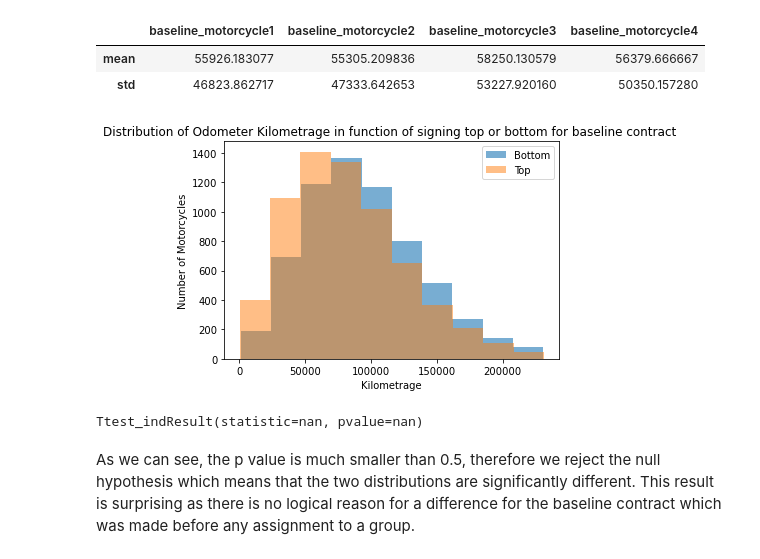
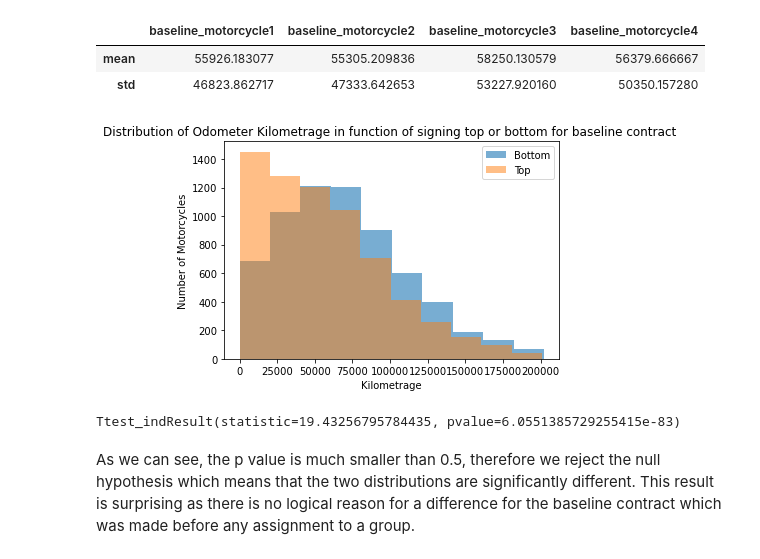
Before and after one commit to npont/ADA_HW, a Jupyter notebook: hw1 (2).ipynb, the cells around one changed output. Cells and saved outputs as stored; diff of their text form; code cells hidden in the pictures.

```diff
--- a/hw1 (2).ipynb
+++ b/hw1 (2).ipynb
@@ -178,4 +175,0 @@ data.shape[0]
-# %%
-#2.
-data=data.dropna(axis=0, how='any', subset=['baseline_motorcycle1', 'update_motorcycle1'])
-# the result shows the same number of rows, meaning it didn't find columns with NaN values
@@ -452,22 +499,24 @@ data[data.condition=='Sign Top'][['baseline_motorcycle1',
 # %%
 bottom_=data[data.condition=='Sign Bottom'][['baseline_motorcycle1',
      'baseline_motorcycle2', 'baseline_motorcycle3', 'baseline_motorcycle4']].mean(axis=1)
+
 top_=data[data.condition=='Sign Top'][['baseline_motorcycle1',
      'baseline_motorcycle2', 'baseline_motorcycle3', 'baseline_motorcycle4']].mean(axis=1)
-plt.hist(bottom, alpha=0.6, label='Bottom')
-plt.hist(top, alpha = 0.5, label='Top')
+
+plt.hist(bottom_, alpha=0.6, label='Bottom')
+plt.hist(top_, alpha = 0.5, label='Top')
 plt.legend(loc='upper right')
 plt.xlabel('Kilometrage')
 plt.ylabel('Number of Motorcycles')
 plt.title('Distribution of Odometer Kilometrage in function of signing top or bottom for baseline contract ')
 plt.show()
 # %% [output]
-[figure, old version]
+[figure, new version]
 # %%
 #6
-stats.ttest_ind(bottom_, top_)
+stats.ttest_ind(bottom_.dropna(), top_.dropna())
 # %% [output]
-Ttest_indResult(statistic=nan, pvalue=nan)
+Ttest_indResult(statistic=19.43256795784435, pvalue=6.0551385729255415e-83)
 # %% [markdown]
 As we can see, the p value is much smaller than 0.5, therefore we reject the null hypothesis which means that the two distributions are significantly different. This result is surprising as there is no logical reason for a difference for the baseline contract which was made before any assignment to a group.
 # %% [markdown]
```
Also changed, not shown: parts of 28 cells of this notebook.
